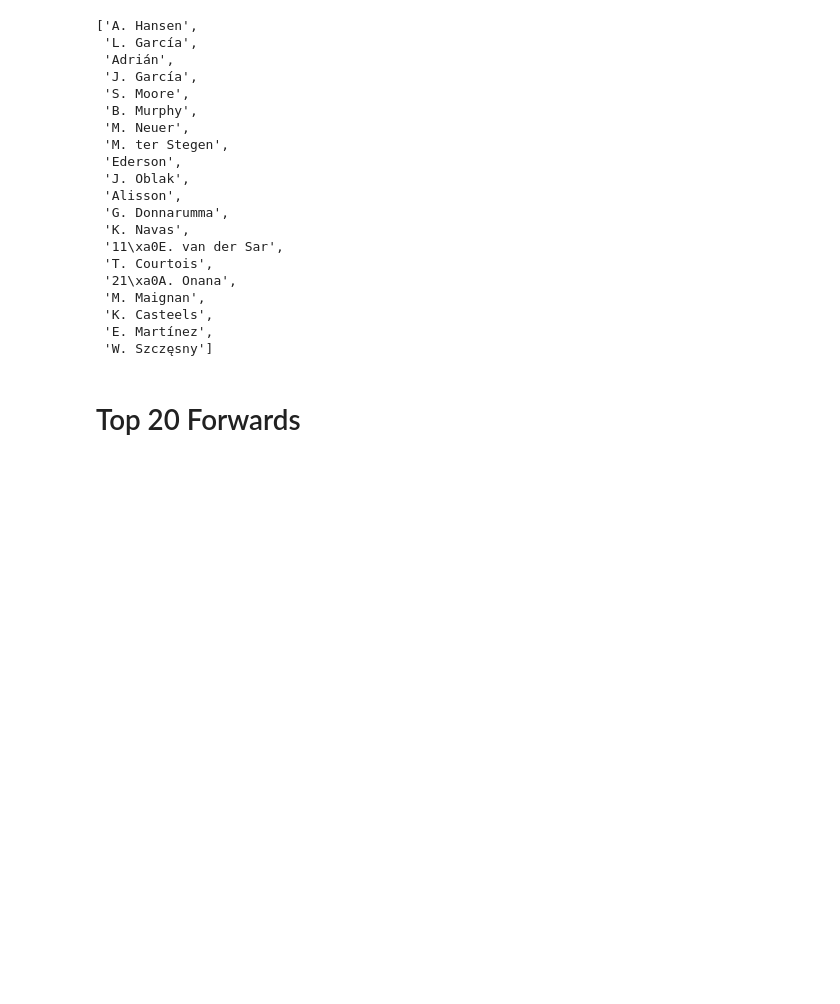
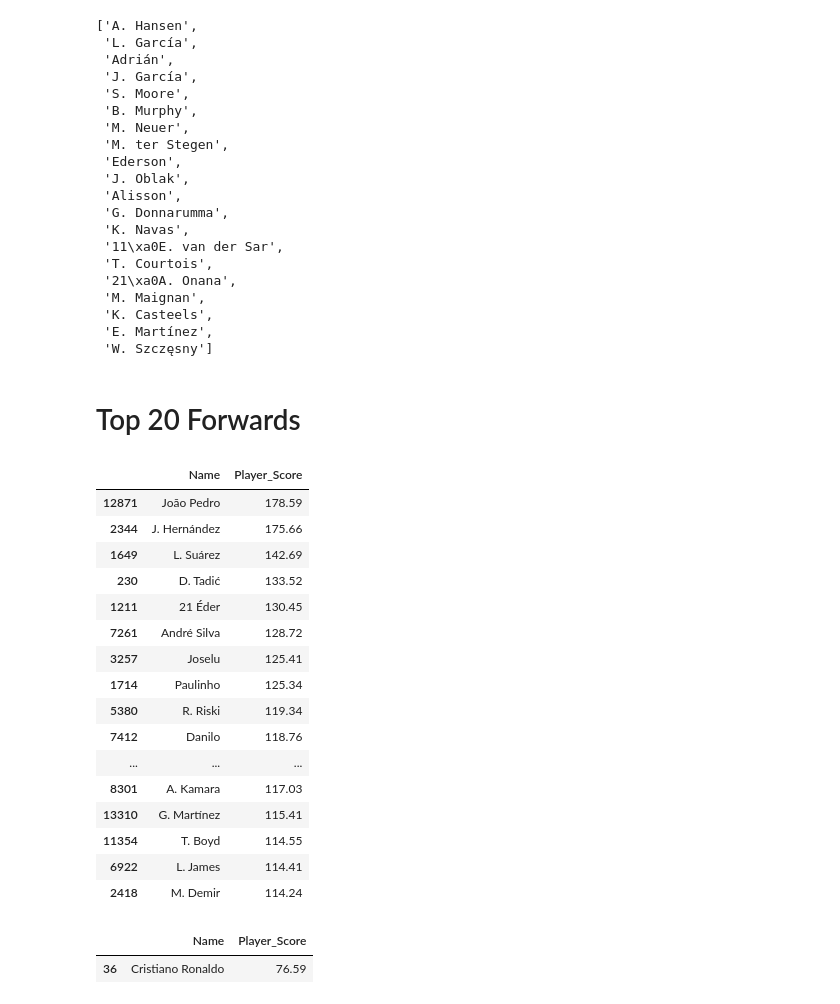
Before and after one commit to sukantabhun/fifa, a Jupyter notebook: Python Models/Fifa-custom.ipynb, the cells around one changed output. Cells and saved outputs as stored; diff of their text form; code cells hidden in the pictures; blank space fills up the shorter version.

```diff
--- a/Python Models/Fifa-custom.ipynb
+++ b/Python Models/Fifa-custom.ipynb
@@ -140,11 +131,34 @@ sorted_GKList['Name'].head(20).to_list()
 # %% [markdown]
 # Top 20 Forwards
 # %%
-Forwards = player_data[player_data['Best Position'] == 'Forwards']
+ForwardsPlayer = player_data[player_data['Best Position'] == 'Forwards']
 ForwardsList = pd.DataFrame(columns=['Name','Player_Score'])
-for index ,row in Forwards.iterrows():
-    ps = Player_Score(row['Name'],Forwards)
+for index ,row in ForwardsPlayer.iterrows():
+    ps = Player_Score(row['Name'],ForwardsPlayer)
     new_entry = {'Name':row['Name'],'Player_Score':ps}
-    Forwards.loc[index] = new_entry
-sorted_GKList = GKList.sort_values(by='Player_Score',ascending = False).drop_duplicates()
-sorted_GKList.head(10)
+    ForwardsList.loc[index] = new_entry
+sorted_ForwardsList = ForwardsList.sort_values(by='Player_Score',ascending = False).drop_duplicates()
+sorted_ForwardsList.head(20)
+# %% [output]
+|  | Name | Player_Score |
+| 12871 | João Pedro | 178.59 |
+| 2344 | J. Hernández | 175.66 |
+| 1649 | L. Suárez | 142.69 |
+| 230 | D. Tadić | 133.52 |
+| 1211 | 21 Éder | 130.45 |
+| 7261 | André Silva | 128.72 |
+| 3257 | Joselu | 125.41 |
+| 1714 | Paulinho | 125.34 |
+| 5380 | R. Riski | 119.34 |
+| 7412 | Danilo | 118.76 |
+| ... | ... | ... |
+| 8301 | A. Kamara | 117.03 |
+| 13310 | G. Martínez | 115.41 |
+| 11354 | T. Boyd | 114.55 |
+| 6922 | L. James | 114.41 |
+| 2418 | M. Demir | 114.24 |
+# %%
+ForwardsList[ForwardsList['Name']=='Cristiano Ronaldo']
+# %% [output]
+|  | Name | Player_Score |
+| 36 | Cristiano Ronaldo | 76.59 |
```
Also changed, not shown: parts of 18 cells of this notebook, 2 other files.
